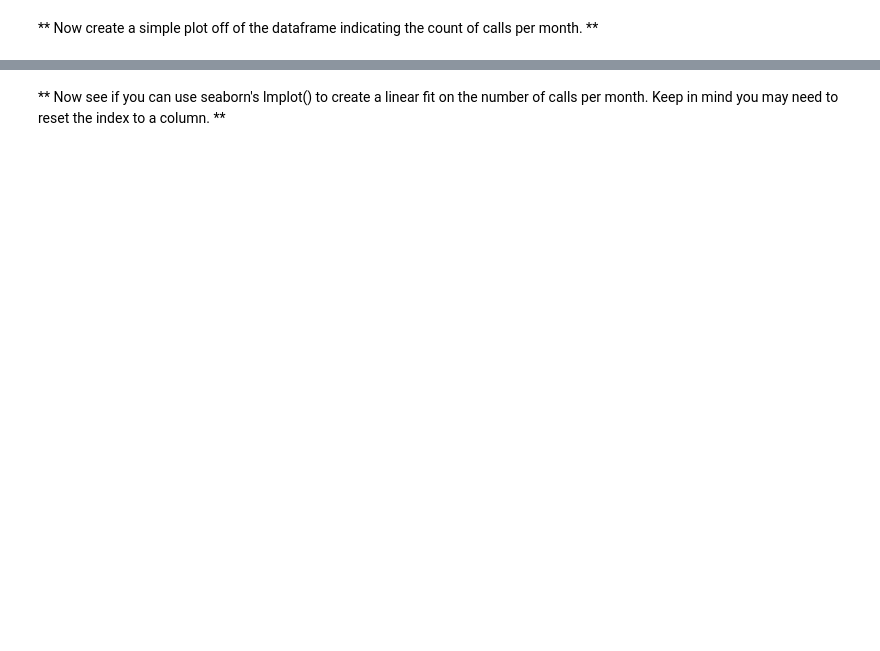
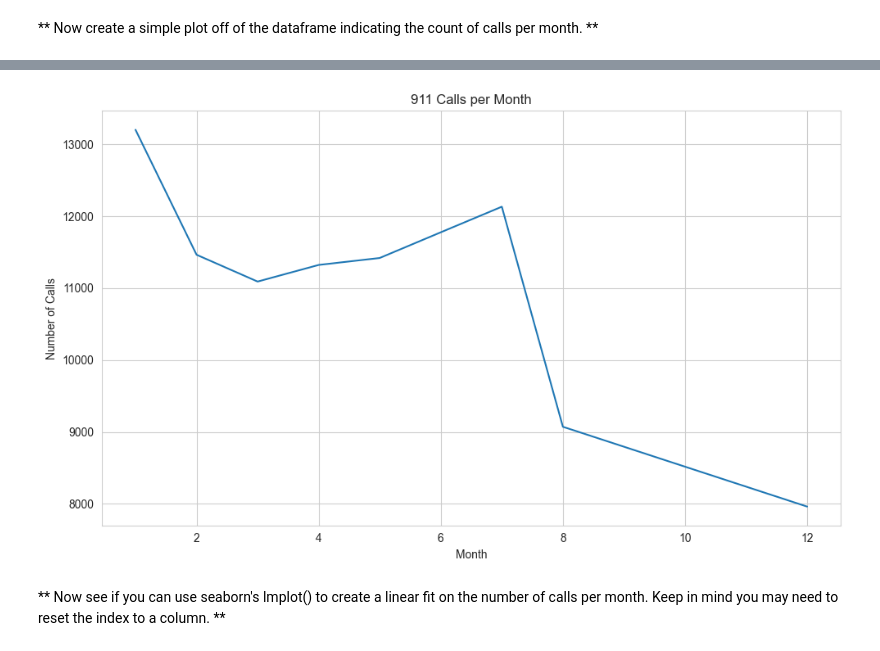
Before and after one commit to tersor/dat803, a Jupyter notebook: oppgave-01/01-911 Calls Data project.ipynb, the cells around one changed output, grey strips where cells are left out. Drawn from its saved outputs; the diff is of its cells as text; code cells hidden in the pictures; blank space fills up the shorter version.

```diff
--- a/oppgave-01/01-911 Calls Data project.ipynb
+++ b/oppgave-01/01-911 Calls Data project.ipynb
@@ -127,0 +175,3 @@ _____
+# %%
+byMonth = df.groupby('Month').count()
+byMonth.head()
@@ -134,2 +188,9 @@ _____
+# %%
+byMonth['twp'].plot(figsize=(10, 6))
+plt.title('911 Calls per Month')
+plt.ylabel('Number of Calls')
+plt.tight_layout()
+# %% [output]
+[figure, added]
 # %% [markdown]
 ** Now see if you can use seaborn's lmplot() to create a linear fit on the number of calls per month. Keep in mind you may need to reset the index to a column. **
```
Also changed, not shown: parts of 40 cells of this notebook, 1 other file.
